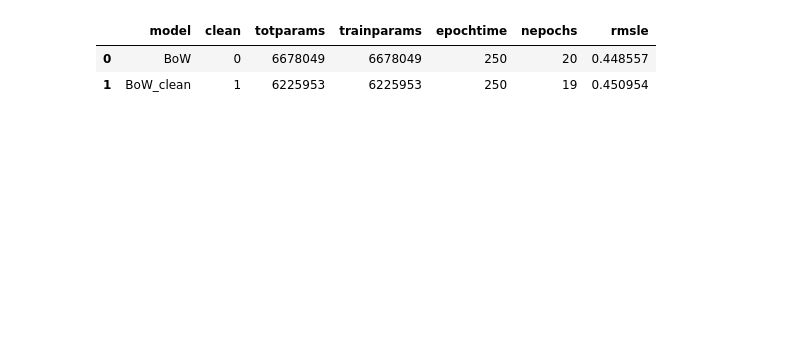
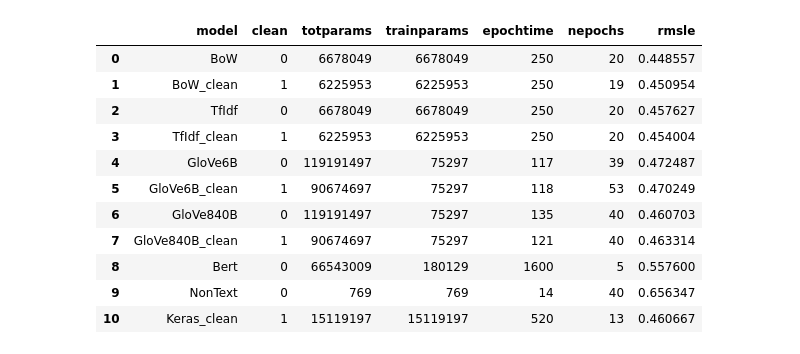
Before and after one commit to rpo19/MercariPriceSuggestionChallenge, a Jupyter notebook: ResultPlot.ipynb, the cells around one changed output. Drawn from its saved outputs; the diff is of its cells as text; code cells hidden in the pictures; blank space fills up the shorter version.

```diff
--- a/ResultPlot.ipynb
+++ b/ResultPlot.ipynb
@@ -7,10 +9,19 @@ import random
 # %%
 df = pd.read_csv('final_results.csv')
-df.head(2)
+df
 # %% [output]
 |  | model | clean | totparams | trainparams | epochtime | nepochs | rmsle |
 | 0 | BoW | 0 | 6678049 | 6678049 | 250 | 20 | 0.448557 |
 | 1 | BoW_clean | 1 | 6225953 | 6225953 | 250 | 19 | 0.450954 |
+| 2 | TfIdf | 0 | 6678049 | 6678049 | 250 | 20 | 0.457627 |
+| 3 | TfIdf_clean | 1 | 6225953 | 6225953 | 250 | 20 | 0.454004 |
+| 4 | GloVe6B | 0 | 119191497 | 75297 | 117 | 39 | 0.472487 |
+| 5 | GloVe6B_clean | 1 | 90674697 | 75297 | 118 | 53 | 0.470249 |
+| 6 | GloVe840B | 0 | 119191497 | 75297 | 135 | 40 | 0.460703 |
+| 7 | GloVe840B_clean | 1 | 90674697 | 75297 | 121 | 40 | 0.463314 |
+| 8 | Bert | 0 | 66543009 | 180129 | 1600 | 5 | 0.557600 |
+| 9 | NonText | 0 | 769 | 769 | 14 | 40 | 0.656347 |
+| 10 | Keras_clean | 1 | 15119197 | 15119197 | 520 | 13 | 0.460667 |
 # %%
 df['trainparams_log'] = df["trainparams"].apply(np.log10)
 df['totparams_log'] = df["totparams"].apply(np.log10)
```
Also changed, not shown: parts of 3 cells of this notebook, 1 other file.
